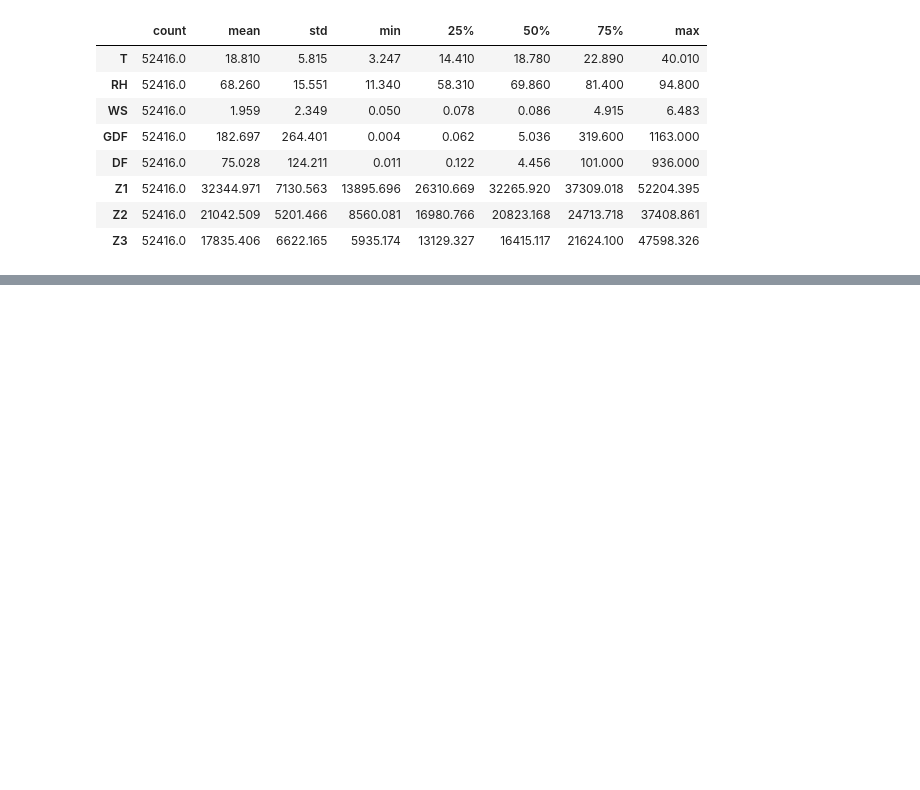
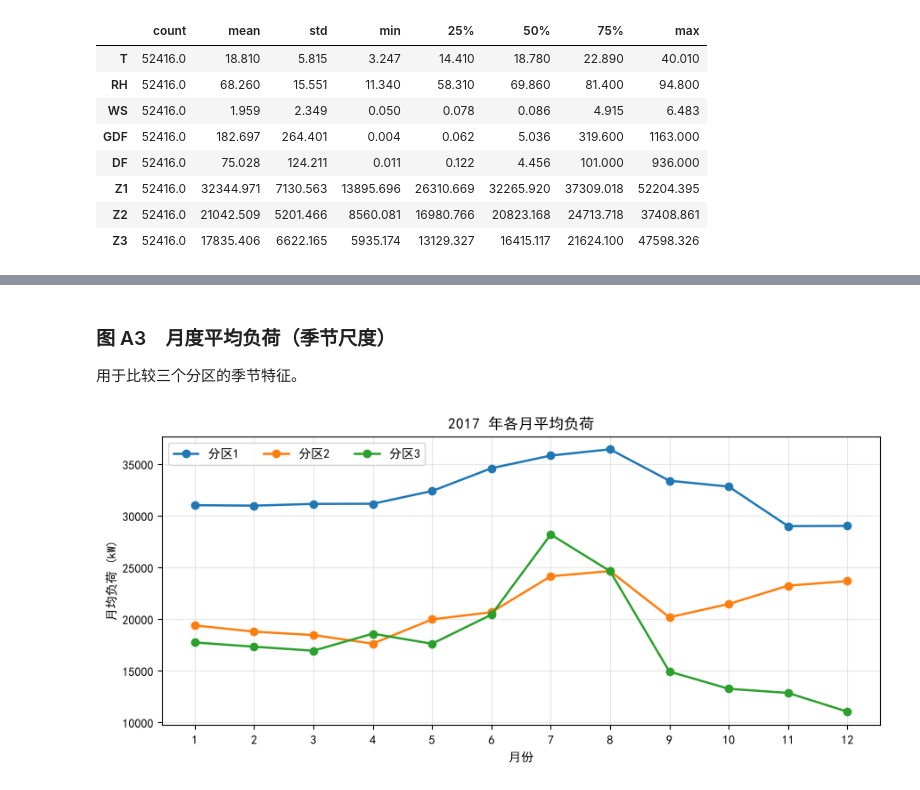
Before and after one commit to zstsyj/City_load, a Jupyter notebook: 01_eda.ipynb, the cells around one changed output, grey strips where cells are left out. Saved outputs shown, nothing was run; the diff lists cells and outputs as text; code cells hidden in the pictures; blank space fills up the shorter version.

```diff
--- a/01_eda.ipynb
+++ b/01_eda.ipynb
@@ -99,0 +193,19 @@ df.describe().T.round(3)
+# %% [markdown]
+### 图 A3　月度平均负荷（季节尺度）
+
+用于比较三个分区的季节特征。
+# %%
+fig, ax = plt.subplots(figsize=(9, 4.2))
+for c in ['Z1', 'Z2', 'Z3']:
+    ax.plot(monthly.index, monthly[c], color=colors[c], lw=1.8, marker='o', label=labels[c])
+ax.set_title('2017 年各月平均负荷')
+ax.set_xlabel('月份')
+ax.set_ylabel('月均负荷 (kW)')
+ax.set_xticks(range(1, 13))
+ax.grid(alpha=0.3)
+ax.legend(ncol=3)
+fig.tight_layout()
+fig.savefig('figures/fig_A3_monthly.png', dpi=300, bbox_inches='tight')
+plt.show()
+# %% [output]
+[figure, added]
```
Also changed, not shown: parts of 12 cells of this notebook, 5 other files.
